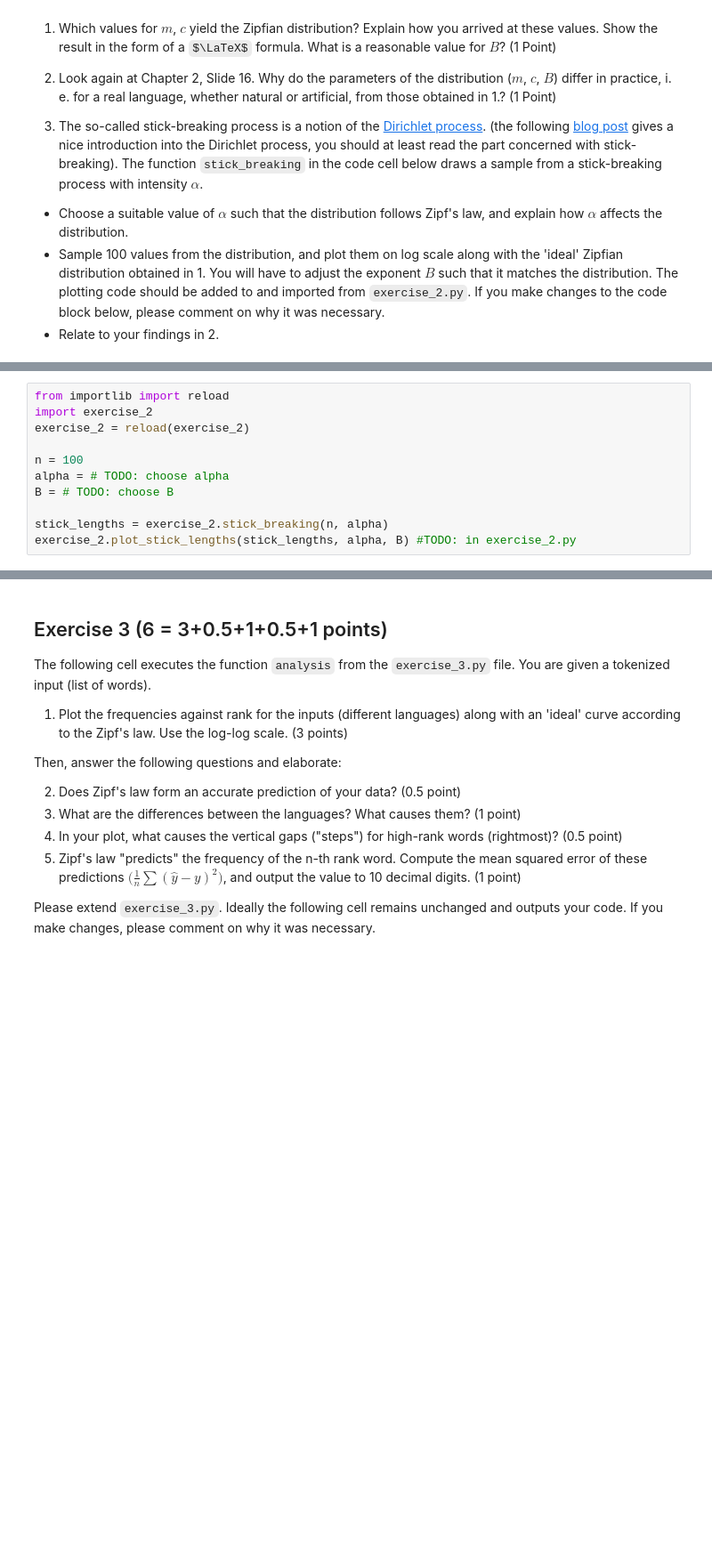
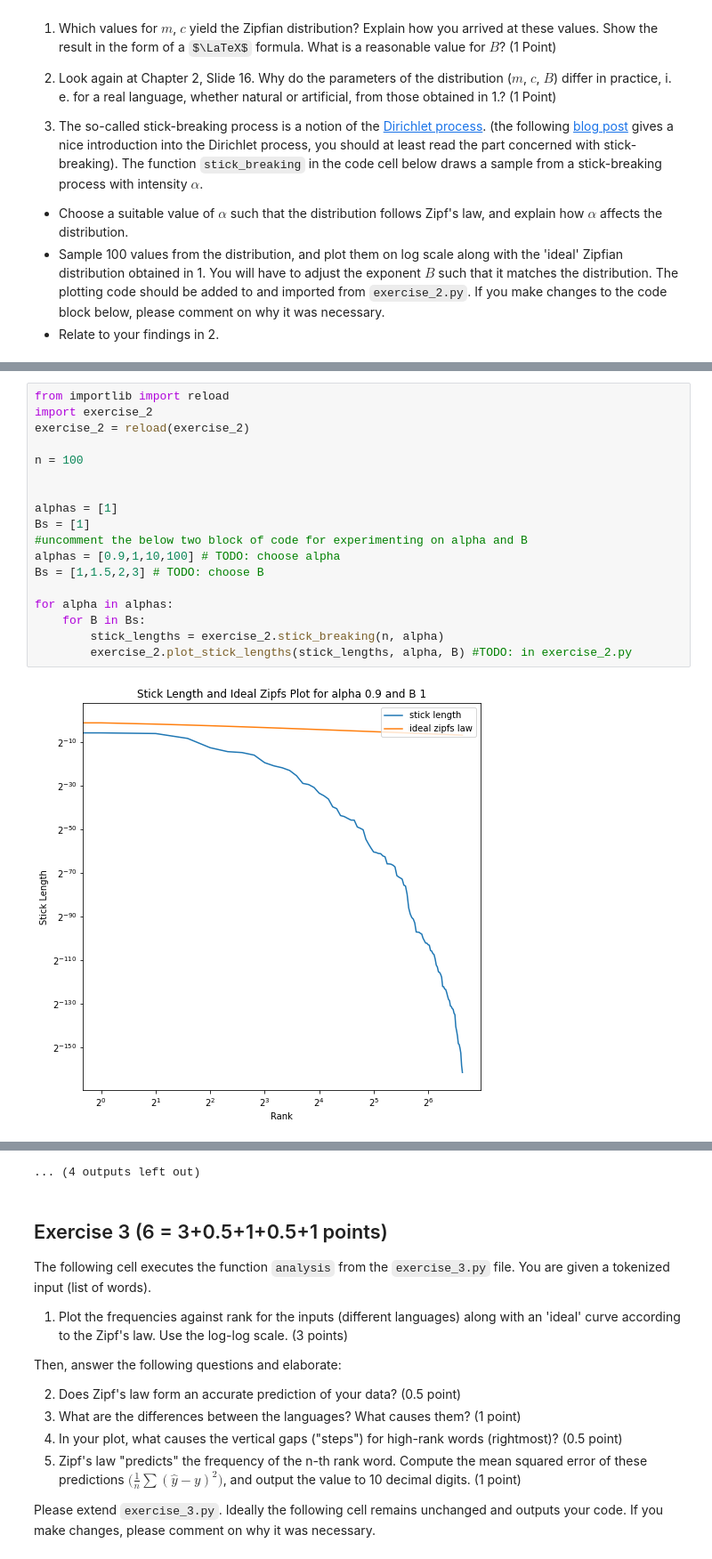
Before and after one commit to sarmilaupadhyaya/Statistical-NLP-2021-Summer, a Jupyter notebook: assignments/assignment-I/Assignment1.ipynb, the cells around one changed output, grey strips where cells are left out. Shown: that part at 89% size. Drawn from its saved outputs; the diff is of its cells as text; some formulas as TeX source; blank space fills up the shorter version.

```diff
--- a/assignments/assignment-I/Assignment1.ipynb
+++ b/assignments/assignment-I/Assignment1.ipynb
@@ -42,11 +54,20 @@ The function `stick_breaking` in the code cell below draws a sample from a stick
 # %%
 from importlib import reload
 import exercise_2
 exercise_2 = reload(exercise_2)
 
 n = 100
-alpha = # TODO: choose alpha
-B = # TODO: choose B
 
-stick_lengths = exercise_2.stick_breaking(n, alpha)
-exercise_2.plot_stick_lengths(stick_lengths, alpha, B) #TODO: in exercise_2.py
+
+alphas = [1]
+Bs = [1]
+#uncomment the below two block of code for experimenting on alpha and B
+alphas = [0.9,1,10,100] # TODO: choose alpha
+Bs = [1,1.5,2,3] # TODO: choose B
+
+for alpha in alphas:
+    for B in Bs:
+        stick_lengths = exercise_2.stick_breaking(n, alpha)
+        exercise_2.plot_stick_lengths(stick_lengths, alpha, B) #TODO: in exercise_2.py
+# %% [output]
+[figure, added]
@@ -53,3 +85,4 @@ exercise_2.plot_stick_lengths(stick_lengths, alpha, B) #TODO: in exercise_2.py
+... (4 outputs left out)
 # %% [markdown]
 ## Exercise 3 (6 = 3+0.5+1+0.5+1 points)
 
```
Also changed, not shown: parts of 6 cells of this notebook.
